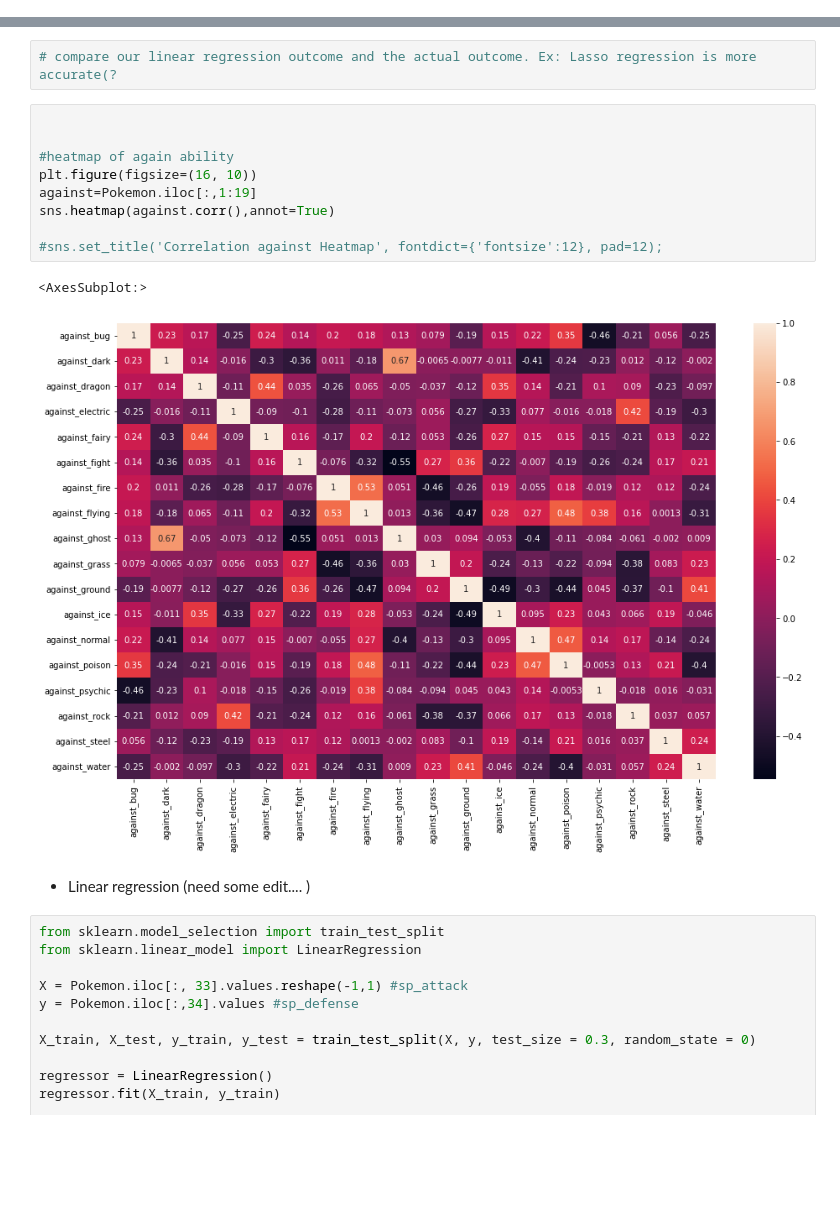
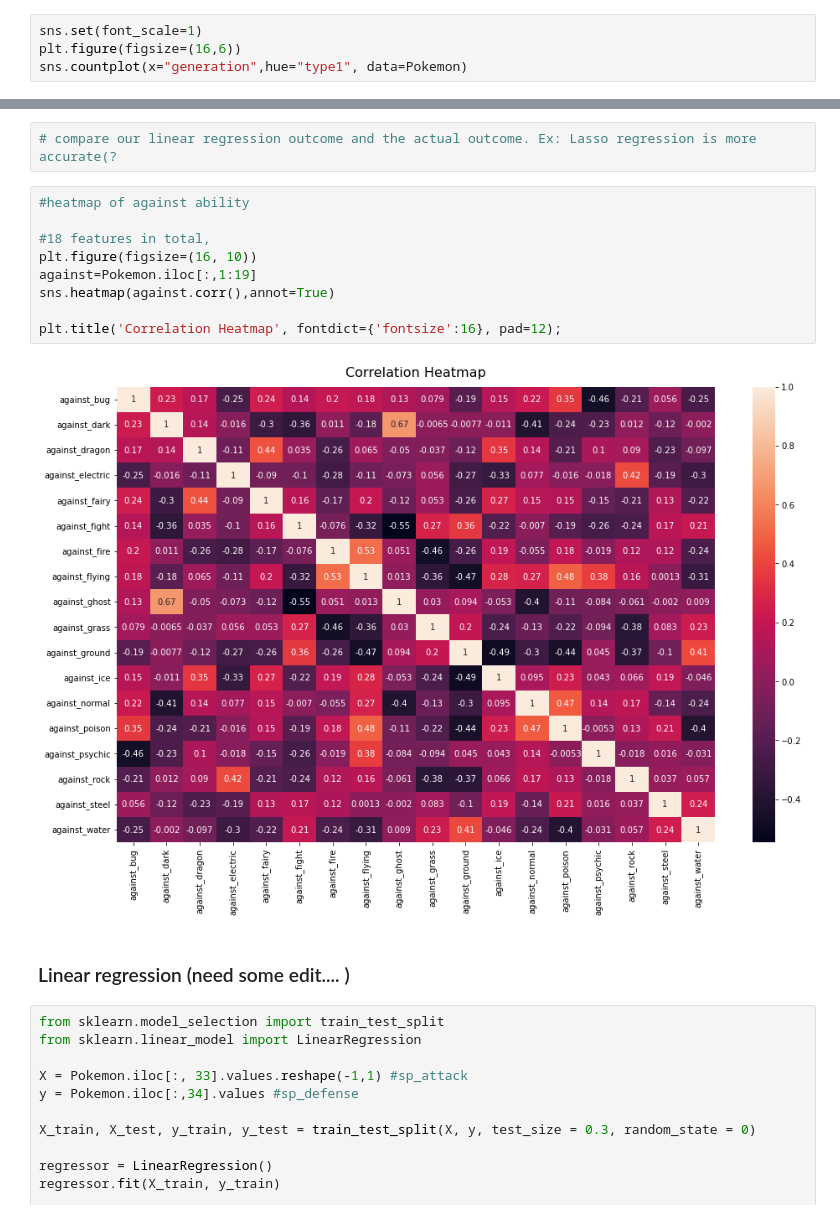
Before and after one commit to arhamnewaz/PokemonDataScienceProject, a Jupyter notebook: PokemonEcon .ipynb, the cells around one changed output, grey strips where cells are left out. Cells and saved outputs as stored; diff of their text form; blank space fills up the shorter version.

```diff
--- a/PokemonEcon .ipynb
+++ b/PokemonEcon .ipynb
@@ -71,3 +71,7 @@ p1.plot.bar()
 # %% [output]
 <AxesSubplot:xlabel='generation'>
 [figure]
+# %%
+sns.set(font_scale=1)
+plt.figure(figsize=(16,6))
+sns.countplot(x="generation",hue="type1", data=Pokemon)
@@ -232,19 +256,18 @@ Pokemon[["name","sp_attack","sp_defense","total"]].head()
 # %%
 # compare our linear regression outcome and the actual outcome. Ex: Lasso regression is more accurate(?
 # %%
+#heatmap of against ability
 
-
-#heatmap of again ability
+#18 features in total,
 plt.figure(figsize=(16, 10))
 against=Pokemon.iloc[:,1:19]
 sns.heatmap(against.corr(),annot=True)
 
-#sns.set_title('Correlation against Heatmap', fontdict={'fontsize':12}, pad=12);
+plt.title('Correlation Heatmap', fontdict={'fontsize':16}, pad=12);
 # %% [output]
-<AxesSubplot:>
-[figure, old version]
+[figure, new version]
 # %% [markdown]
-- Linear regression (need some edit.... )
+### Linear regression (need some edit.... )
 # %%
 from sklearn.model_selection import train_test_split
 from sklearn.linear_model import LinearRegression
```
Also changed, not shown: parts of 38 cells of this notebook.
